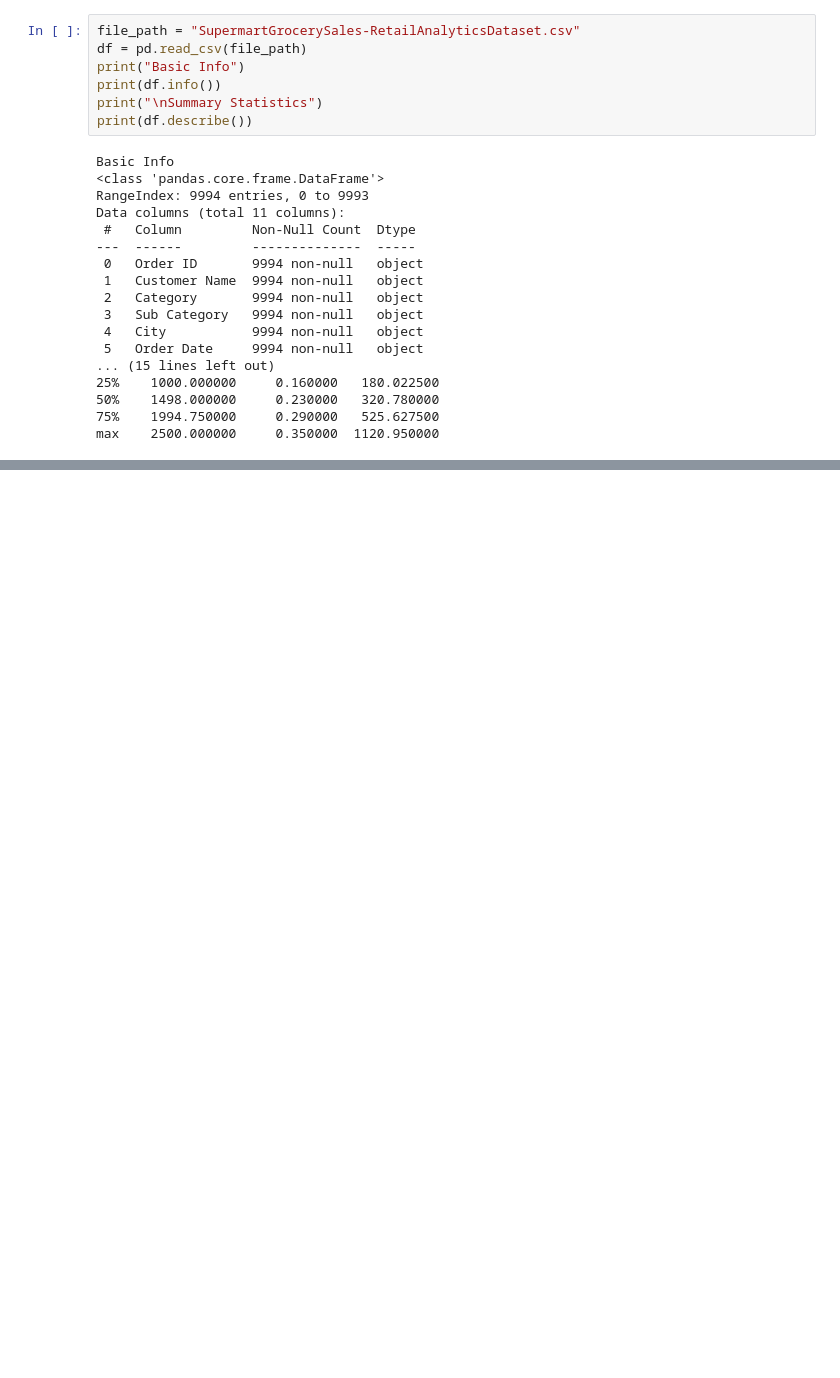
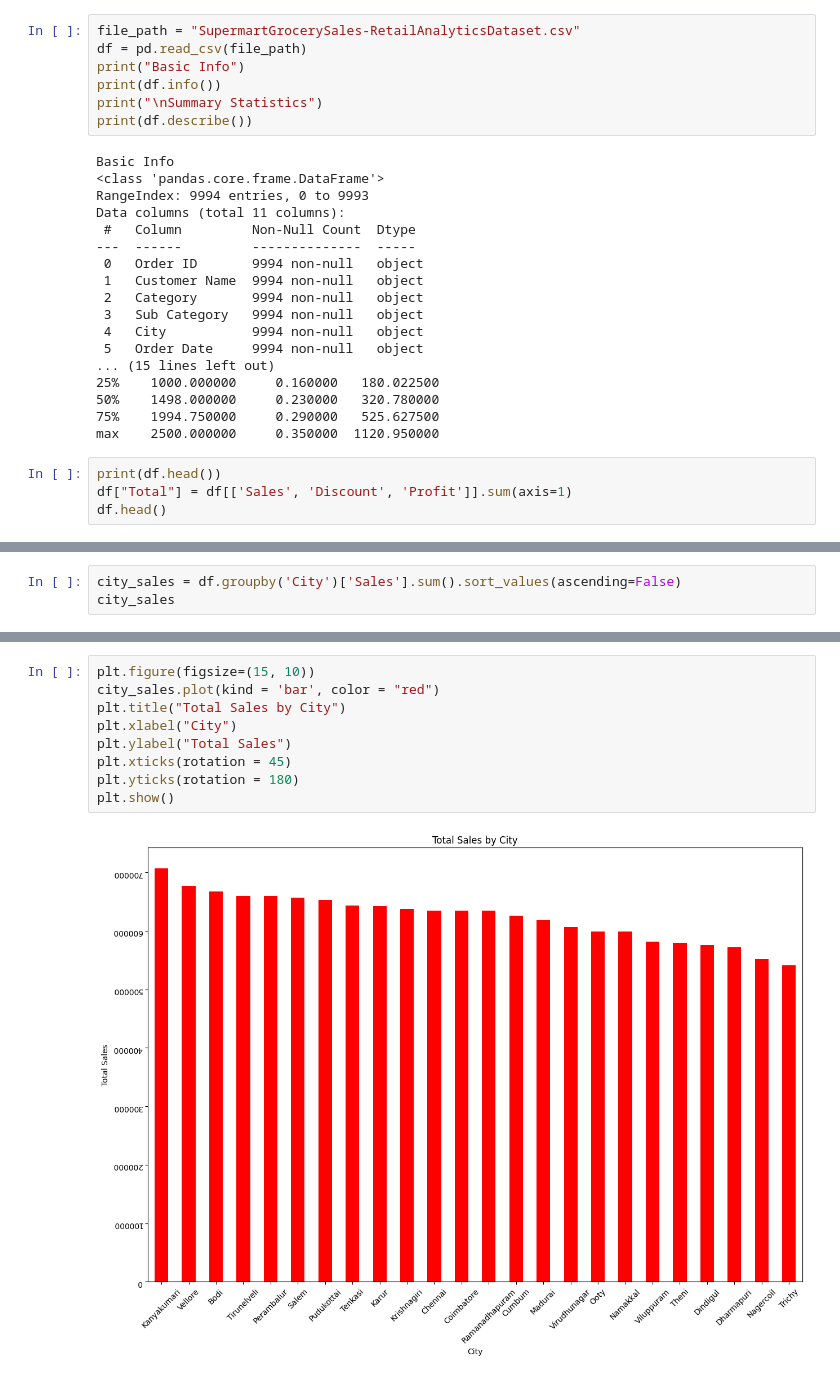
Before and after one commit to themohan69/Data-Analytic, a Jupyter notebook: Libraries/All/main.ipynb, the cells around one changed output, grey strips where cells are left out. Saved outputs shown, nothing was run; the diff lists cells and outputs as text; blank space fills up the shorter version.

```diff
--- a/Libraries/All/main.ipynb
+++ b/Libraries/All/main.ipynb
@@ -37,3 +37,7 @@ Data columns (total 11 columns):
 50%    1498.000000     0.230000   320.780000
 75%    1994.750000     0.290000   525.627500
 max    2500.000000     0.350000  1120.950000
+# %%
+print(df.head())
+df["Total"] = df[['Sales', 'Discount', 'Profit']].sum(axis=1)
+df.head()
@@ -39,0 +64,3 @@ max    2500.000000     0.350000  1120.950000
+# %%
+city_sales = df.groupby('City')['Sales'].sum().sort_values(ascending=False)
+city_sales
@@ -39,0 +85,11 @@ max    2500.000000     0.350000  1120.950000
+# %%
+plt.figure(figsize=(15, 10))
+city_sales.plot(kind = 'bar', color = "red")
+plt.title("Total Sales by City")
+plt.xlabel("City")
+plt.ylabel("Total Sales")
+plt.xticks(rotation = 45)
+plt.yticks(rotation = 180)
+plt.show()
+# %% [output]
+[figure, added]
```
Also changed, not shown: parts of 6 cells of this notebook.
